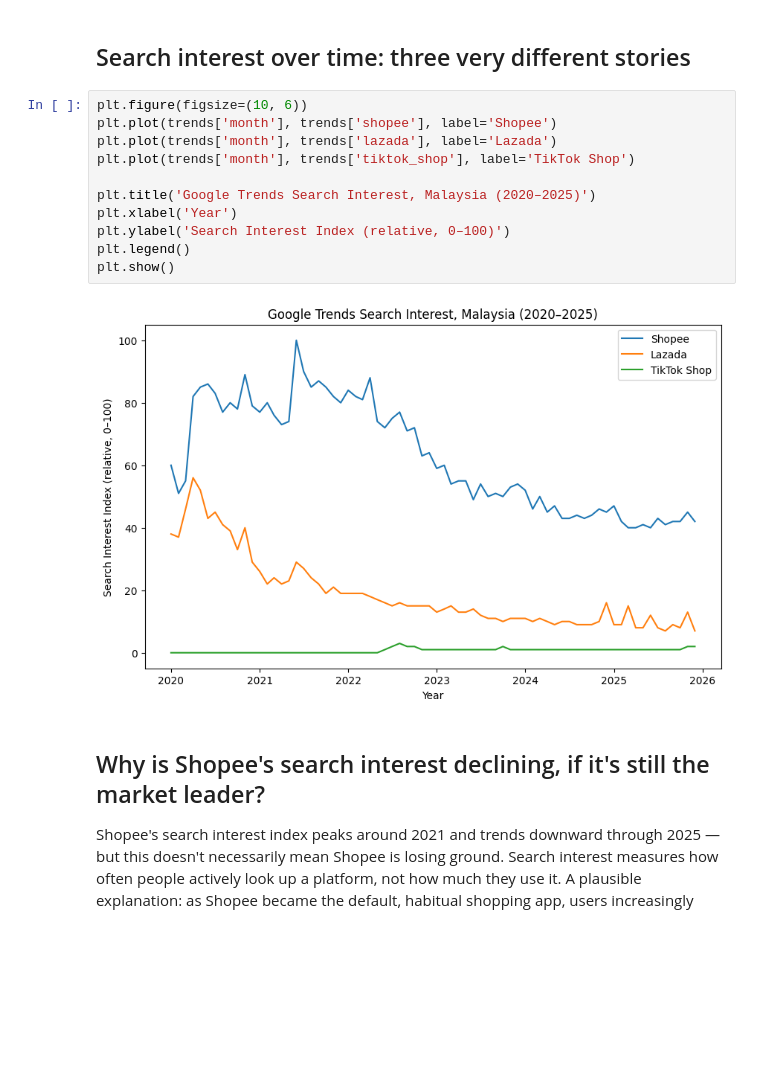
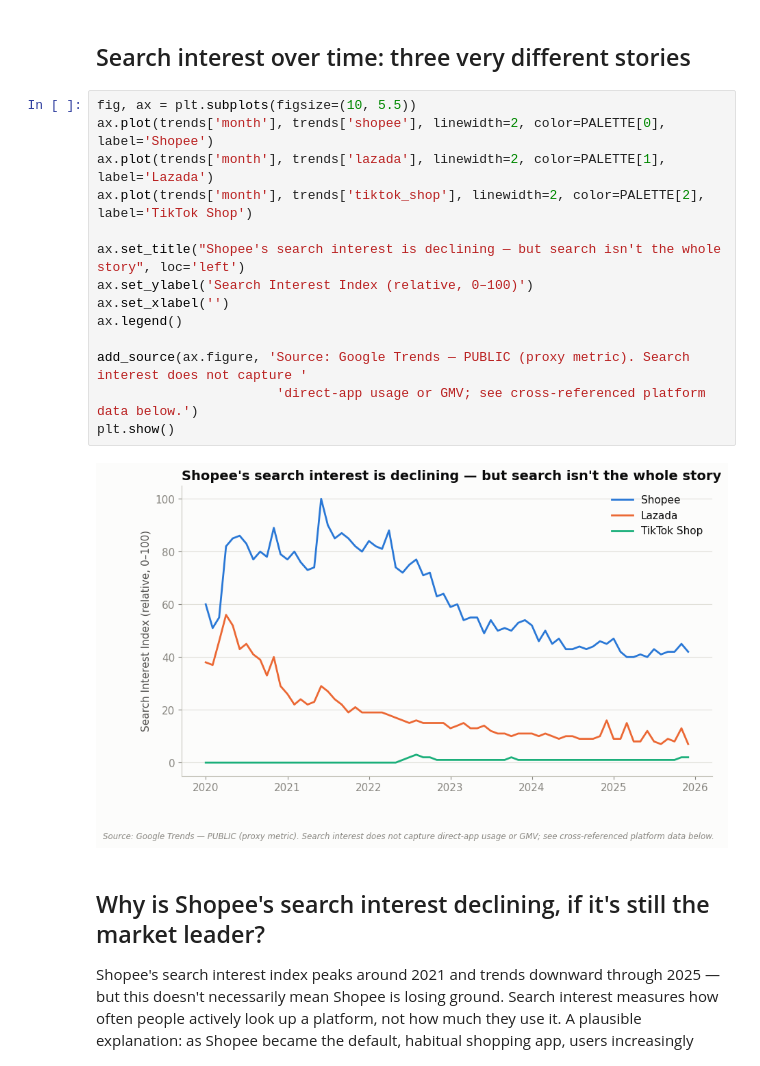
Before and after one commit to ooi-darren/malaysia-ecommerce-market-intelligence, a Jupyter notebook: notebooks/03-platform-competitive-landscape.ipynb, the cells around one changed output. Saved outputs shown, nothing was run; the diff lists cells and outputs as text; blank space fills up the shorter version.

```diff
--- a/notebooks/03-platform-competitive-landscape.ipynb
+++ b/notebooks/03-platform-competitive-landscape.ipynb
@@ -43,18 +76,21 @@ trends.tail(10)
 # %% [markdown]
 ## Search interest over time: three very different stories
 # %%
-plt.figure(figsize=(10, 6))
-plt.plot(trends['month'], trends['shopee'], label='Shopee')
-plt.plot(trends['month'], trends['lazada'], label='Lazada')
-plt.plot(trends['month'], trends['tiktok_shop'], label='TikTok Shop')
+fig, ax = plt.subplots(figsize=(10, 5.5))
+ax.plot(trends['month'], trends['shopee'], linewidth=2, color=PALETTE[0], label='Shopee')
+ax.plot(trends['month'], trends['lazada'], linewidth=2, color=PALETTE[1], label='Lazada')
+ax.plot(trends['month'], trends['tiktok_shop'], linewidth=2, color=PALETTE[2], label='TikTok Shop')
 
-plt.title('Google Trends Search Interest, Malaysia (2020–2025)')
-plt.xlabel('Year')
-plt.ylabel('Search Interest Index (relative, 0–100)')
-plt.legend()
+ax.set_title("Shopee's search interest is declining — but search isn't the whole story", loc='left')
+ax.set_ylabel('Search Interest Index (relative, 0–100)')
+ax.set_xlabel('')
+ax.legend()
+
+add_source(ax.figure, 'Source: Google Trends — PUBLIC (proxy metric). Search interest does not capture '
+                       'direct-app usage or GMV; see cross-referenced platform data below.')
 plt.show()
 # %% [output]
-[figure, old version]
+[figure, new version]
 # %% [markdown]
 ## Why is Shopee's search interest declining, if it's still the market leader?
 
```
Also changed, not shown: parts of 1 cell of this notebook, 2 other files.
